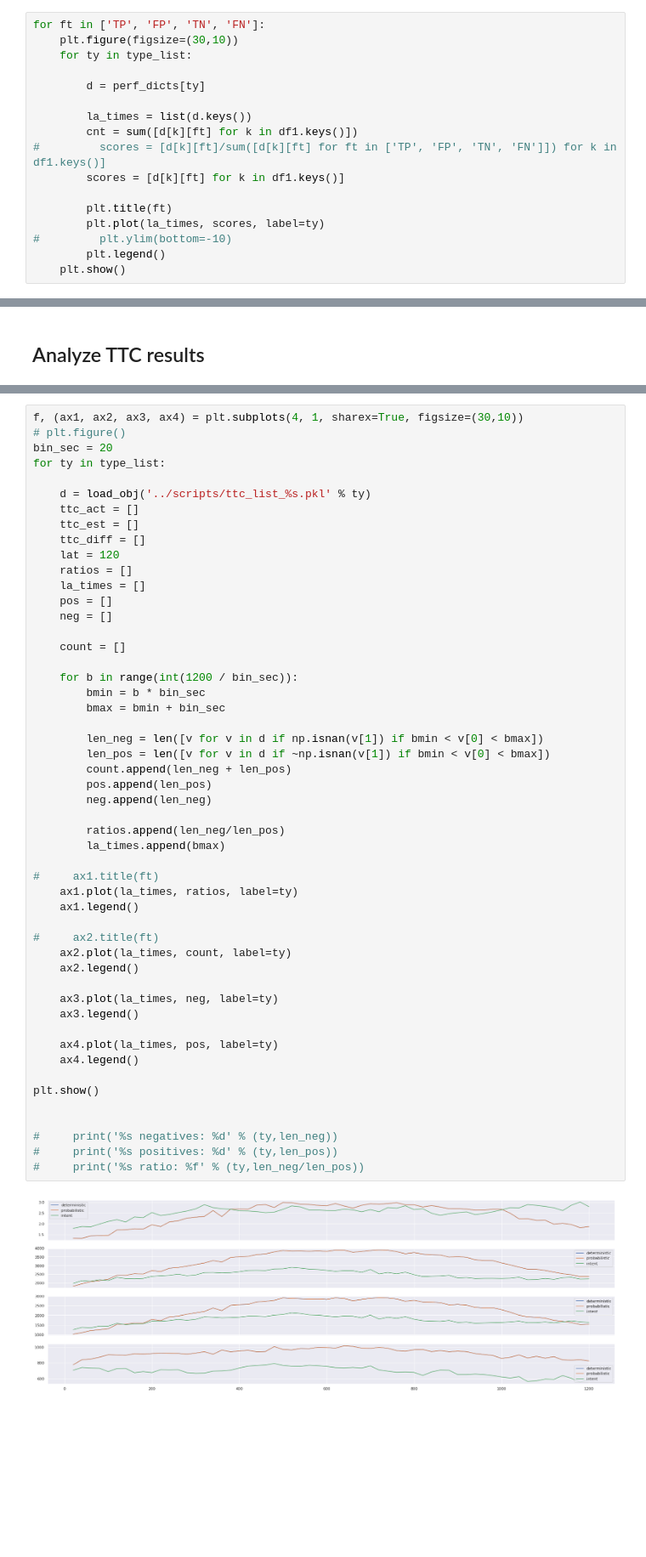
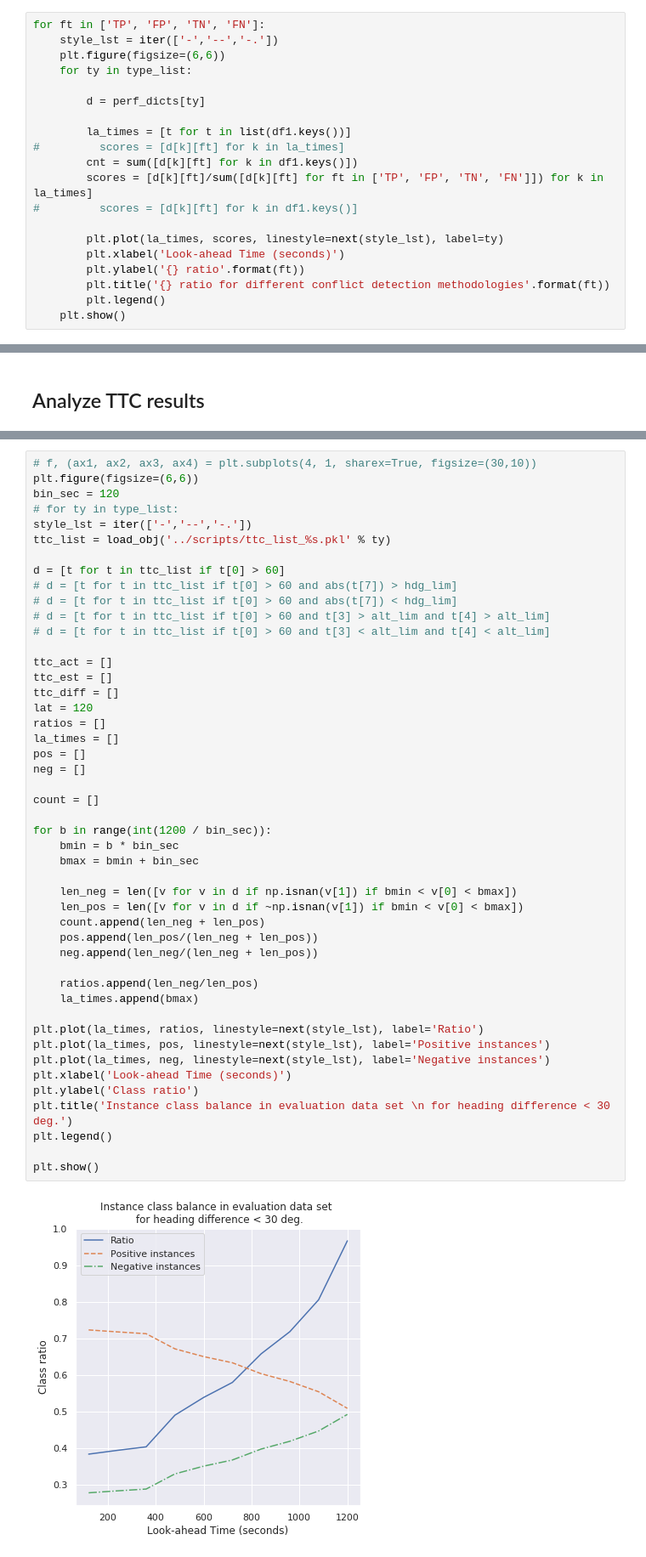
Before and after one commit to vpereboom/trajectory-prediction-toolbox, a Jupyter notebook: notebooks/Process Method Results.ipynb, the cells around one changed output, grey strips where cells are left out. Shown at 85% size. Saved outputs shown, nothing was run; the diff lists cells and outputs as text; blank space fills up the shorter version.

```diff
--- a/notebooks/Process Method Results.ipynb
+++ b/notebooks/Process Method Results.ipynb
@@ -97,18 +238,21 @@ plt.show()
 # %%
 for ft in ['TP', 'FP', 'TN', 'FN']:
-    plt.figure(figsize=(30,10))
+    style_lst = iter(['-','--','-.'])
+    plt.figure(figsize=(6,6))
     for ty in type_list:
 
         d = perf_dicts[ty]
 
-        la_times = list(d.keys())
+        la_times = [t for t in list(df1.keys())]
+#         scores = [d[k][ft] for k in la_times]
         cnt = sum([d[k][ft] for k in df1.keys()])
-#         scores = [d[k][ft]/sum([d[k][ft] for ft in ['TP', 'FP', 'TN', 'FN']]) for k in df1.keys()]
-        scores = [d[k][ft] for k in df1.keys()]
+        scores = [d[k][ft]/sum([d[k][ft] for ft in ['TP', 'FP', 'TN', 'FN']]) for k in la_times]
+#         scores = [d[k][ft] for k in df1.keys()]
 
-        plt.title(ft)
-        plt.plot(la_times, scores, label=ty)
-#         plt.ylim(bottom=-10)
+        plt.plot(la_times, scores, linestyle=next(style_lst), label=ty)
+        plt.xlabel('Look-ahead Time (seconds)')
+        plt.ylabel('{} ratio'.format(ft))
+        plt.title('{} ratio for different conflict detection methodologies'.format(ft))
         plt.legend()
     plt.show()
 # %% [output]
@@ -177,53 +600,49 @@ plt.show()
 # %%
-f, (ax1, ax2, ax3, ax4) = plt.subplots(4, 1, sharex=True, figsize=(30,10))
-# plt.figure()
-bin_sec = 20
-for ty in type_list:
+# f, (ax1, ax2, ax3, ax4) = plt.subplots(4, 1, sharex=True, figsize=(30,10))
+plt.figure(figsize=(6,6))
+bin_sec = 120
+# for ty in type_list:
+style_lst = iter(['-','--','-.'])
+ttc_list = load_obj('../scripts/ttc_list_%s.pkl' % ty)
 
-    d = load_obj('../scripts/ttc_list_%s.pkl' % ty)
-    ttc_act = []
-    ttc_est = []
-    ttc_diff = []
-    lat = 120
-    ratios = []
-    la_times = []
-    pos = []
-    neg = []
+d = [t for t in ttc_list if t[0] > 60]
+# d = [t for t in ttc_list if t[0] > 60 and abs(t[7]) > hdg_lim]
+# d = [t for t in ttc_list if t[0] > 60 and abs(t[7]) < hdg_lim]
+# d = [t for t in ttc_list if t[0] > 60 and t[3] > alt_lim and t[4] > alt_lim]
+# d = [t for t in ttc_list if t[0] > 60 and t[3] < alt_lim and t[4] < alt_lim]
 
-    count = []
+ttc_act = []
+ttc_est = []
+ttc_diff = []
+lat = 120
+ratios = []
+la_times = []
+pos = []
+neg = []
 
-    for b in range(int(1200 / bin_sec)):
-        bmin = b * bin_sec
-        bmax = bmin + bin_sec
+count = []
 
-        len_neg = len([v for v in d if np.isnan(v[1]) if bmin < v[0] < bmax])
-        len_pos = len([v for v in d if ~np.isnan(v[1]) if bmin < v[0] < bmax])
-        count.append(len_neg + len_pos)
-        pos.append(len_pos)
-        neg.append(len_neg)
+for b in range(int(1200 / bin_sec)):
+    bmin = b * bin_sec
+    bmax = bmin + bin_sec
 
-        ratios.append(len_neg/len_pos)
-        la_times.append(bmax)
+    len_neg = len([v for v in d if np.isnan(v[1]) if bmin < v[0] < bmax])
+    len_pos = len([v for v in d if ~np.isnan(v[1]) if bmin < v[0] < bmax])
+    count.append(len_neg + len_pos)
+    pos.append(len_pos/(len_neg + len_pos))
+    neg.append(len_neg/(len_neg + len_pos))
 
-#     ax1.title(ft)
-    ax1.plot(la_times, ratios, label=ty)
-    ax1.legend()
+    ratios.append(len_neg/len_pos)
+    la_times.append(bmax)
 
-#     ax2.title(ft)
-    ax2.plot(la_times, count, label=ty)
-    ax2.legend()
-
-    ax3.plot(la_times, neg, label=ty)
-    ax3.legend()
-
-    ax4.plot(la_times, pos, label=ty)
-    ax4.legend()
+plt.plot(la_times, ratios, linestyle=next(style_lst), label='Ratio')
+plt.plot(la_times, pos, linestyle=next(style_lst), label='Positive instances')
+plt.plot(la_times, neg, linestyle=next(style_lst), label='Negative instances')
+plt.xlabel('Look-ahead Time (seconds)')
+plt.ylabel('Class ratio')
+plt.title('Instance class balance in evaluation data set \n for heading difference < 30 deg.')
+plt.legend()
 
 plt.show()
-
-
-#     print('%s negatives: %d' % (ty,len_neg))
-#     print('%s positives: %d' % (ty,len_pos))
-#     print('%s ratio: %f' % (ty,len_neg/len_pos))
 # %% [output]
-[figure, old version]
+[figure, new version]
```
Also changed, not shown: parts of 37 cells of this notebook, 5 other files.
